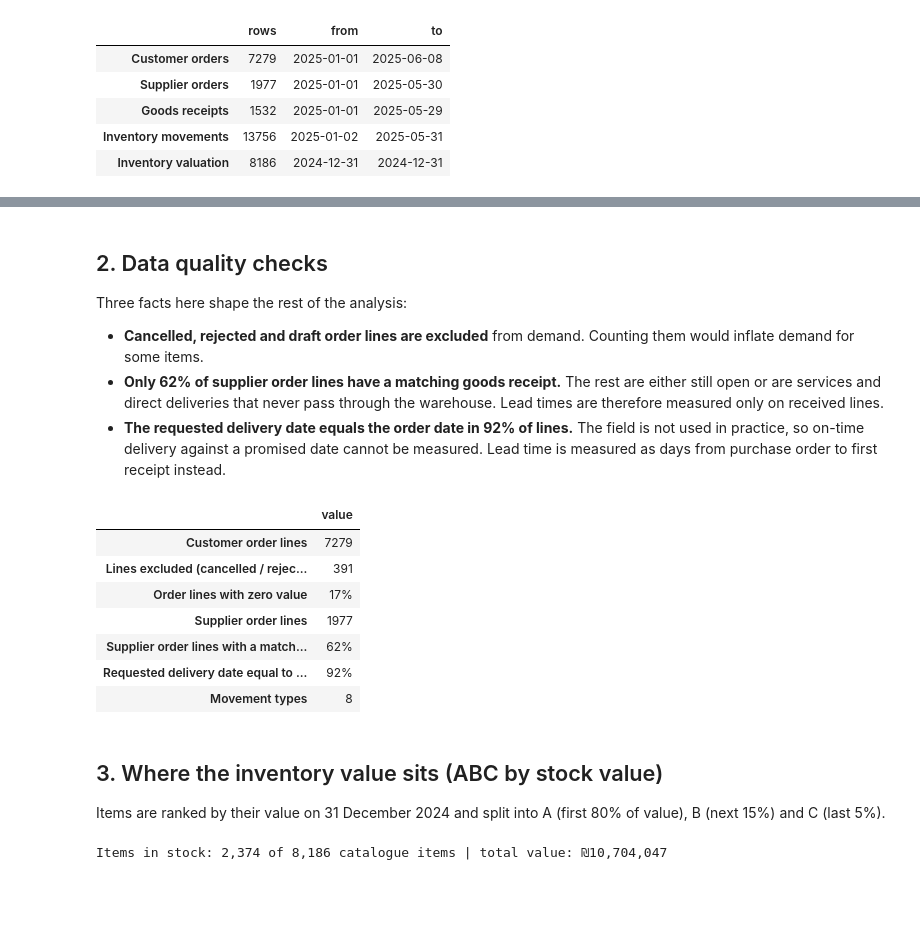
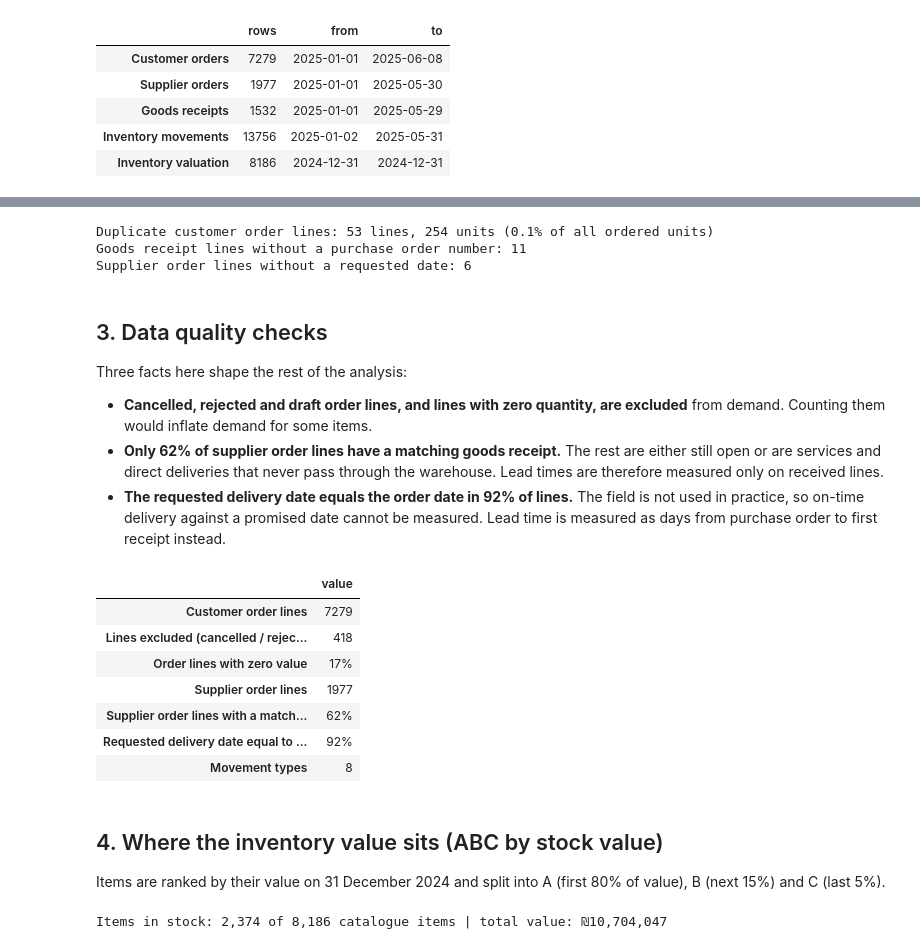
Before and after one commit to NirAvrahamoff/ysb-operations-analysis, a Jupyter notebook: notebooks/ysb_operations_analysis.ipynb, the cells around one changed output, grey strips where cells are left out. Saved outputs shown, nothing was run; the diff lists cells and outputs as text; code cells hidden in the pictures; blank space fills up the shorter version.

Commit message:
Add missing-value checks, cleaning steps and supplier delivery frequency

```diff
--- a/notebooks/ysb_operations_analysis.ipynb
+++ b/notebooks/ysb_operations_analysis.ipynb
@@ -27,7 +27,7 @@ from bidi.algorithm import get_display  # renders Hebrew labels right-to-left in
 warnings.filterwarnings("ignore")
 pd.set_option("display.max_colwidth", 60)
 
-DATA = Path("../data")
+DATA = Path("/home/claude/ysb_repo/data")
 FIG = Path("../images"); FIG.mkdir(exist_ok=True)
 OUT = Path("../outputs"); OUT.mkdir(exist_ok=True)
 
@@ -67,7 +67,8 @@ po = pd.read_csv(DATA / "supplier_orders_2025.csv").rename(columns={
 po["po_date"], po["requested_date"], po["item"] = to_date(po["po_date"]), to_date(po["requested_date"]), po["item"].astype(str)
 
 gr = pd.read_csv(DATA / "supplier_goods_receipts_2025.csv").rename(columns={
-    "תאריך": "date", "מק'ט": "item", "תאור מוצר": "description", "כמות": "qty", "הזמנה": "po_id", "שם ספק": "supplier"})
+    "תאריך": "date", "מק'ט": "item", "תאור מוצר": "description", "כמות": "qty", "הזמנה": "po_id", "שם ספק": "supplier",
+    "תעודה": "receipt_id"})
 gr["date"], gr["item"] = to_date(gr["date"]), gr["item"].astype(str)
 
 # Inventory movements (two exports, combined into one table)
@@ -84,6 +85,8 @@ iv = pd.read_csv(DATA / "inventory_valuation_2024_12_31.csv").rename(columns={
 iv["item"], iv["qty"] = iv["item"].astype(str), to_num(iv["qty"])
 iv = iv[["item", "description", "unit_cost_ils", "qty", "value_ils"]]
 
+RAW = {"Customer orders": co, "Supplier orders": po, "Goods receipts": gr, "Inventory movements": mv, "Inventory valuation": iv}
+
 DESC = pd.concat([iv.set_index("item")["description"], co.drop_duplicates("item").set_index("item")["description"]])
 DESC = DESC[~DESC.index.duplicated()]
 
@@ -104,39 +163,63 @@ coverage
+# %%
+# 1. Drop columns that are completely empty
+for name in RAW:
+    RAW[name].dropna(axis=1, how="all", inplace=True)
+co, po, gr, mv, iv = (RAW[k] for k in RAW)
+
+# 2. Inventory valuation: "--" means no stock, so quantity is 0
+iv["qty"] = iv["qty"].fillna(0)
+
+# 3. Goods receipts without a purchase order cannot be linked to an order, but they are real receipts: keep them,
+#    and drop receipt lines with zero or negative quantity
+gr = gr[gr.qty > 0]
+
+# 4. Duplicates: the exports have no line number, so two identical lines can be a real repeated line.
+#    Keep them, and measure how much they could change the results.
+dup_units = co[co.duplicated()].qty.sum()
+print(f"Duplicate customer order lines: {co.duplicated().sum()} lines, {dup_units:,.0f} units "
+      f"({dup_units / co.qty.sum():.1%} of all ordered units)")
+print(f"Goods receipt lines without a purchase order number: {gr.po_id.isna().sum()}")
+print(f"Supplier order lines without a requested date: {po.requested_date.isna().sum()}")
+# %% [output]
+Duplicate customer order lines: 53 lines, 254 units (0.1% of all ordered units)
+Goods receipt lines without a purchase order number: 11
+Supplier order lines without a requested date: 6
 # %% [markdown]
-## 2. Data quality checks
+## 3. Data quality checks
 
 Three facts here shape the rest of the analysis:
 
-- **Cancelled, rejected and draft order lines are excluded** from demand. Counting them would inflate demand for some items.
+- **Cancelled, rejected and draft order lines, and lines with zero quantity, are excluded** from demand. Counting them would inflate demand for some items.
 - **Only 62% of supplier order lines have a matching goods receipt.** The rest are either still open or are services and direct deliveries that never pass through the warehouse. Lead times are therefore measured only on received lines.
 - **The requested delivery date equals the order date in 92% of lines.** The field is not used in practice, so on-time delivery against a promised date cannot be measured. Lead time is measured as days from purchase order to first receipt instead.
 # %%
 EXCLUDED = ["מבוטלת", "נדחה", "טיוטא"]   # cancelled, rejected, draft
-demand = co[~co.status.isin(EXCLUDED)].copy()
+demand = co[~co.status.isin(EXCLUDED) & (co.qty > 0)].copy()
 
 po_received = po.merge(gr.groupby(["po_id", "item"]).date.min().rename("receipt_date"),
                        left_on=["po_id", "item"], right_index=True, how="left")
 
 checks = pd.Series({
     "Customer order lines": len(co),
-    "Lines excluded (cancelled / rejected / draft)": len(co) - len(demand),
+    "Lines excluded (cancelled / rejected / draft / zero quantity)": len(co) - len(demand),
     "Order lines with zero value": f"{(demand.value_ils == 0).mean():.0%}",
     "Supplier order lines": len(po),
     "Supplier order lines with a matching receipt": f"{po_received.receipt_date.notna().mean():.0%}",
     "Requested delivery date equal to order date": f"{(po.requested_date == po.po_date).mean():.0%}",
     "Movement types": mv.movement_type.nunique(),
 })
 checks.to_frame("value")
 # %% [output]
 |  | value |
 | Customer order lines | 7279 |
-| Lines excluded (cancelled / rejec... | 391 |
+| Lines excluded (cancelled / rejec... | 418 |
 | Order lines with zero value | 17% |
 | Supplier order lines | 1977 |
 | Supplier order lines with a match... | 62% |
 | Requested delivery date equal to ... | 92% |
 | Movement types | 8 |
 # %% [markdown]
-## 3. Where the inventory value sits (ABC by stock value)
+## 4. Where the inventory value sits (ABC by stock value)
 
 Items are ranked by their value on 31 December 2024 and split into A (first 80% of value), B (next 15%) and C (last 5%).
 # %%
```
Also changed, not shown: parts of 19 cells of this notebook.
